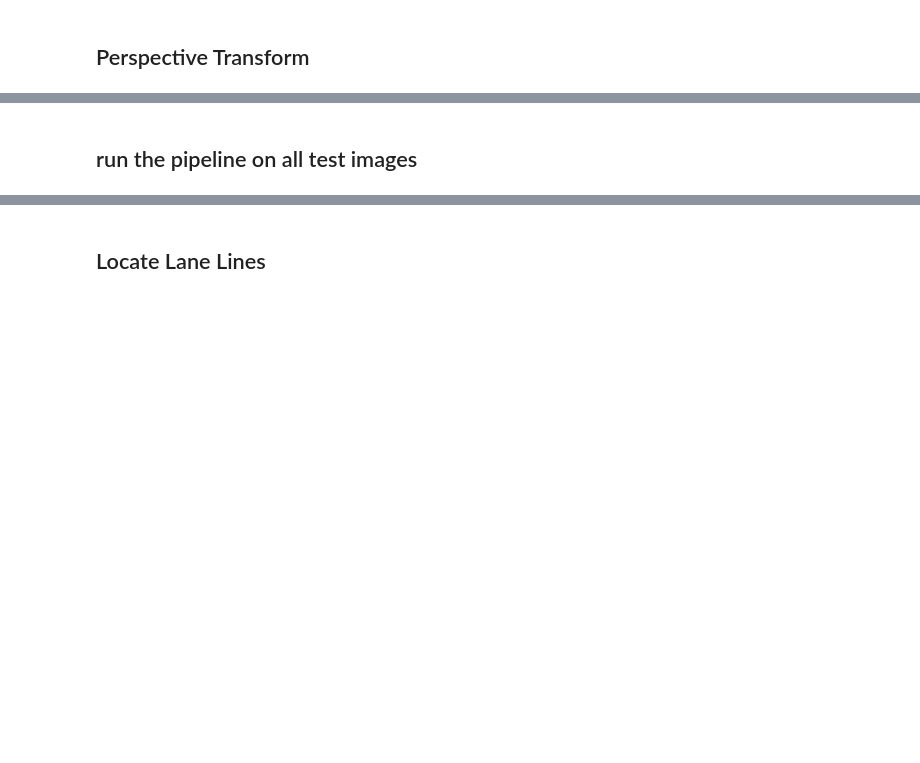
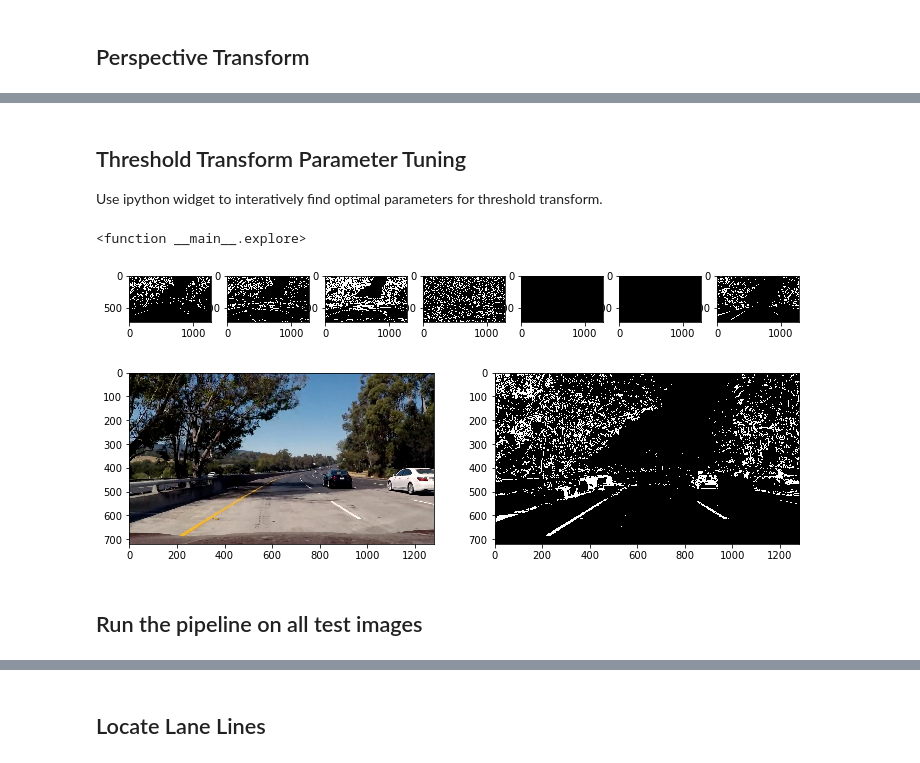
Before and after one commit to vincechan/CarND-AdvancedLaneFinding, a Jupyter notebook: advanced-lane-finding.ipynb, the cells around one changed output, grey strips where cells are left out. Cells and saved outputs as stored; diff of their text form; code cells hidden in the pictures; blank space fills up the shorter version.

```diff
--- a/advanced-lane-finding.ipynb
+++ b/advanced-lane-finding.ipynb
@@ -278,5 +329,62 @@ interact(explore,
+# %% [markdown]
+## Threshold Transform Parameter Tuning
+Use ipython widget to interatively find optimal parameters for threshold transform.
+# %%
+from IPython.html import widgets
+from IPython.html.widgets import interact
+from IPython.display import display
+
+img_test = cv2.imread('./test_images/test5.jpg')
+
+def explore(ksize=21,
+            sobelx_min=20,
+            sobelx_max=100,
+            sobely_min=20,
+            sobely_max=100,
+            magnitude_min=20,
+            magnitude_max=100,
+            direction_min=0.7,
+            direction_max=1.1,
+            hls_h_min=0,
+            hls_h_max=255,
+            hls_l_min=0,
+            hls_l_max=255,
+            hls_s_min=150,
+            hls_s_max=255):
+    transformer = ThresholdTransformer(img_test)
+    transformer.sobelx(sobelx_min, sobelx_max)
+    transformer.sobely(sobely_min, sobelx_max)
+    transformer.magnitude(ksize, magnitude_min, magnitude_max)
+    transformer.direction(ksize, direction_min, direction_max)
+    transformer.hls_h(hls_h_min, hls_h_max)
+    transformer.hls_l(hls_l_min, hls_l_max)
+    transformer.hls_s(hls_s_min, hls_s_max)
+    transformer.render()
+    transformer.plot_steps()
+    #plot_images([to_rgb(img_test), transformer.combined_output])
+
+interact(explore,
+         ksize=(1,31,2),
+         sobelx_min=(0,255),
+         sobelx_max=(0,255),
+         sobely_min=(0,255),
+         sobely_max=(0,255),
+         magnitude_min=(0,255),
+         magnitude_max=(0,255),
+         direction_min=(0, np.pi/2),
+         direction_max=(0, np.pi/2),
+         hls_h_min=(0,255),
+         hls_h_max=(0,255),
+         hls_l_min=(0,255),
+         hls_l_max=(0,255),
+         hls_s_min=(0,255),
+         hls_s_max=(0,255))
+# %% [output]
+<function __main__.explore>
+[figure, added]
+[figure, added]
 # %% [markdown]
-## run the pipeline on all test images
+## Run the pipeline on all test images
 # %%
 ###### test pipeline
 
```
Also changed, not shown: parts of 23 cells of this notebook, 9 other files.
